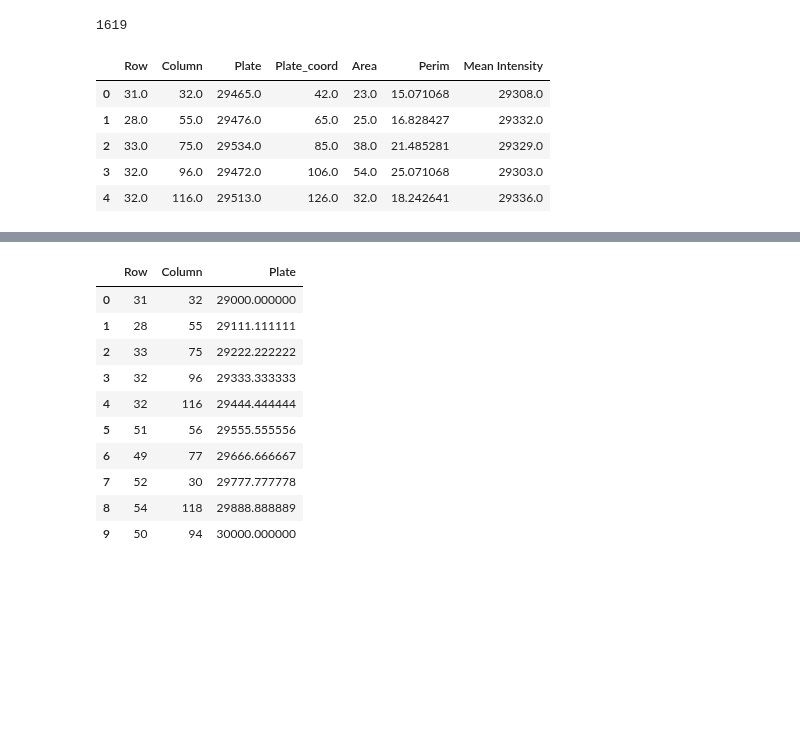
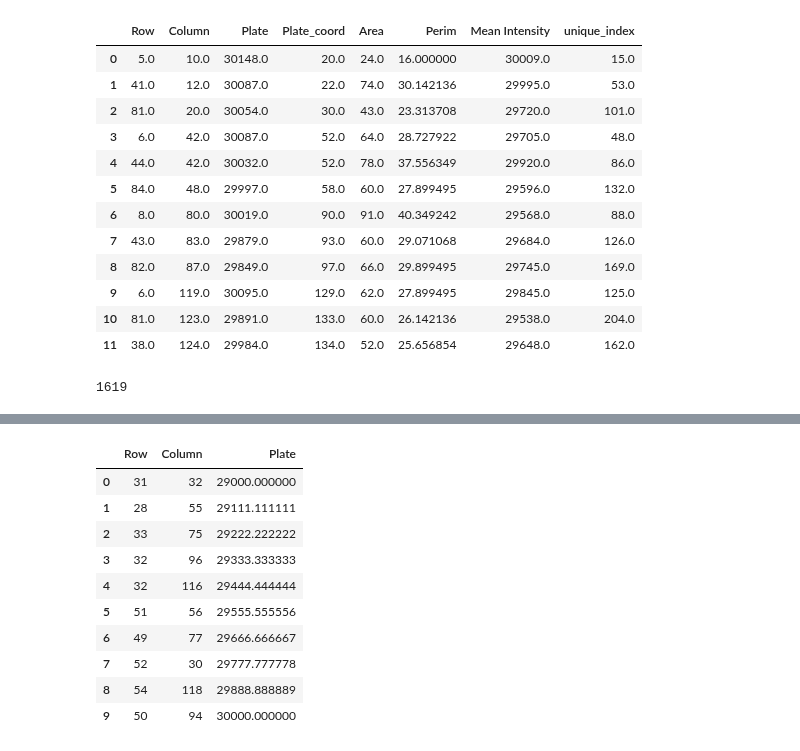
Before and after one commit to jrodguez/musical-robot, a Jupyter notebook: scripts/verify_order.ipynb, the cells around one changed output, grey strips where cells are left out. Saved outputs shown, nothing was run; the diff lists cells and outputs as text; code cells hidden in the pictures; blank space fills up the shorter version.

Commit message:
Setting the regprops order

```diff
--- a/scripts/verify_order.ipynb
+++ b/scripts/verify_order.ipynb
@@ -35,19 +89,26 @@ plt.imshow(labeled_samples)
 # %%
-regprops = ed.regprop(labeled_samples,flip_frames,5,1,5)
+regprops = regprop(labeled_samples,flip_frames
+                      ,12,3,4)
+# %%
+regprops[2]
+# %% [output]
+|  | Row | Column | Plate | Plate_coord | Area | Perim | Mean Intensity | unique_index |
+| 0 | 5.0 | 10.0 | 30148.0 | 20.0 | 24.0 | 16.000000 | 30009.0 | 15.0 |
+| 1 | 41.0 | 12.0 | 30087.0 | 22.0 | 74.0 | 30.142136 | 29995.0 | 53.0 |
+| 2 | 81.0 | 20.0 | 30054.0 | 30.0 | 43.0 | 23.313708 | 29720.0 | 101.0 |
+| 3 | 6.0 | 42.0 | 30087.0 | 52.0 | 64.0 | 28.727922 | 29705.0 | 48.0 |
+| 4 | 44.0 | 42.0 | 30032.0 | 52.0 | 78.0 | 37.556349 | 29920.0 | 86.0 |
+| 5 | 84.0 | 48.0 | 29997.0 | 58.0 | 60.0 | 27.899495 | 29596.0 | 132.0 |
+| 6 | 8.0 | 80.0 | 30019.0 | 90.0 | 91.0 | 40.349242 | 29568.0 | 88.0 |
+| 7 | 43.0 | 83.0 | 29879.0 | 93.0 | 60.0 | 29.071068 | 29684.0 | 126.0 |
+| 8 | 82.0 | 87.0 | 29849.0 | 97.0 | 66.0 | 29.899495 | 29745.0 | 169.0 |
+| 9 | 6.0 | 119.0 | 30095.0 | 129.0 | 62.0 | 27.899495 | 29845.0 | 125.0 |
+| 10 | 81.0 | 123.0 | 29891.0 | 133.0 | 60.0 | 26.142136 | 29538.0 | 204.0 |
+| 11 | 38.0 | 124.0 | 29984.0 | 134.0 | 52.0 | 25.656854 | 29648.0 | 162.0 |
 # %%
 len(regprops)
 # %% [output]
 1619
-# %%
-regprops[0]
-regprops[0].reset_index(drop=True)
-# %% [output]
-|  | Row | Column | Plate | Plate_coord | Area | Perim | Mean Intensity |
-| 0 | 31.0 | 32.0 | 29465.0 | 42.0 | 23.0 | 15.071068 | 29308.0 |
-| 1 | 28.0 | 55.0 | 29476.0 | 65.0 | 25.0 | 16.828427 | 29332.0 |
-| 2 | 33.0 | 75.0 | 29534.0 | 85.0 | 38.0 | 21.485281 | 29329.0 |
-| 3 | 32.0 | 96.0 | 29472.0 | 106.0 | 54.0 | 25.071068 | 29303.0 |
-| 4 | 32.0 | 116.0 | 29513.0 | 126.0 | 32.0 | 18.242641 | 29336.0 |
 # %%
 for i in range(len(regprops[0])):
     print(regprops[0]['Row'][i])
```
Also changed, not shown: parts of 8 cells of this notebook, 3 other files.
